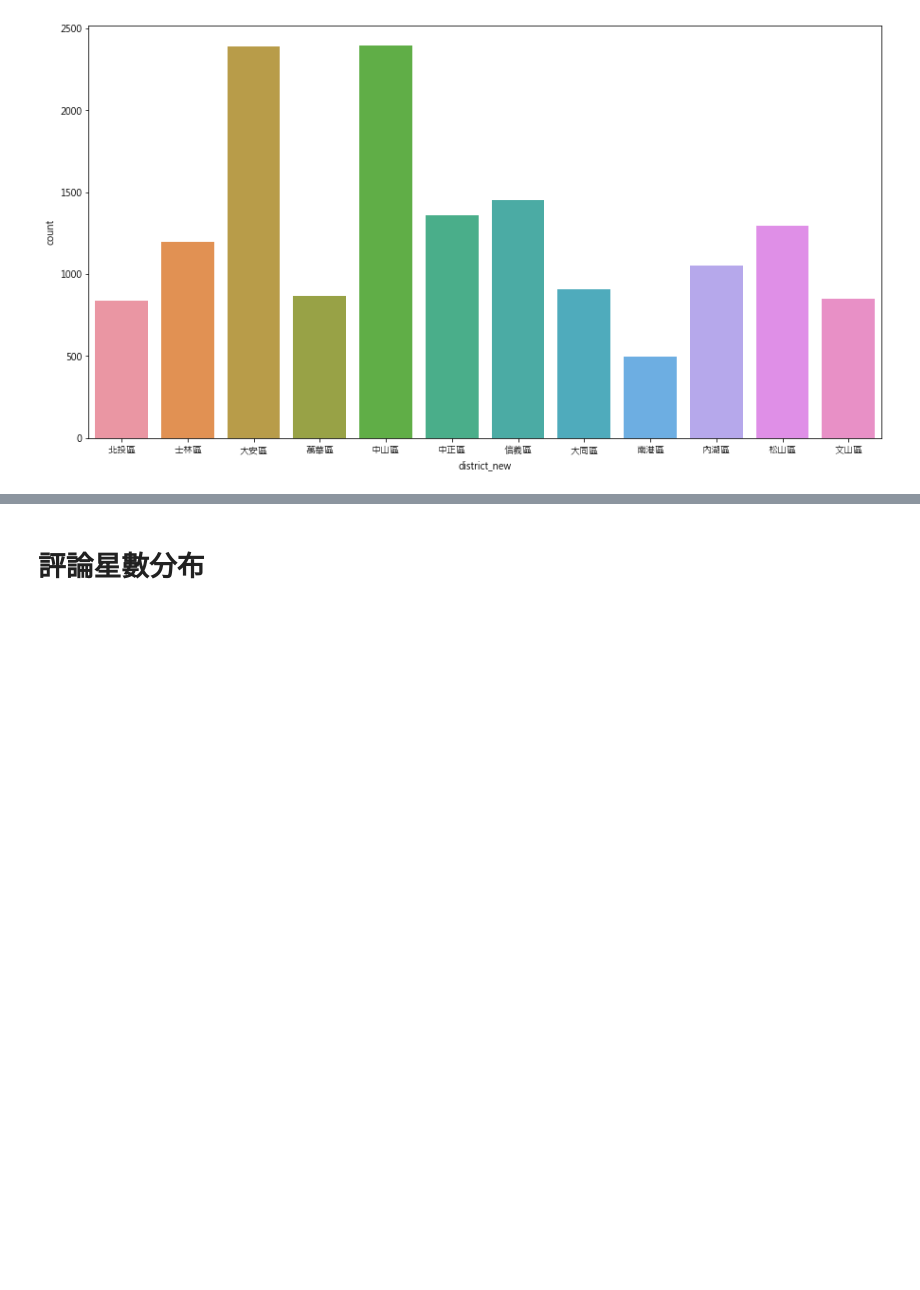
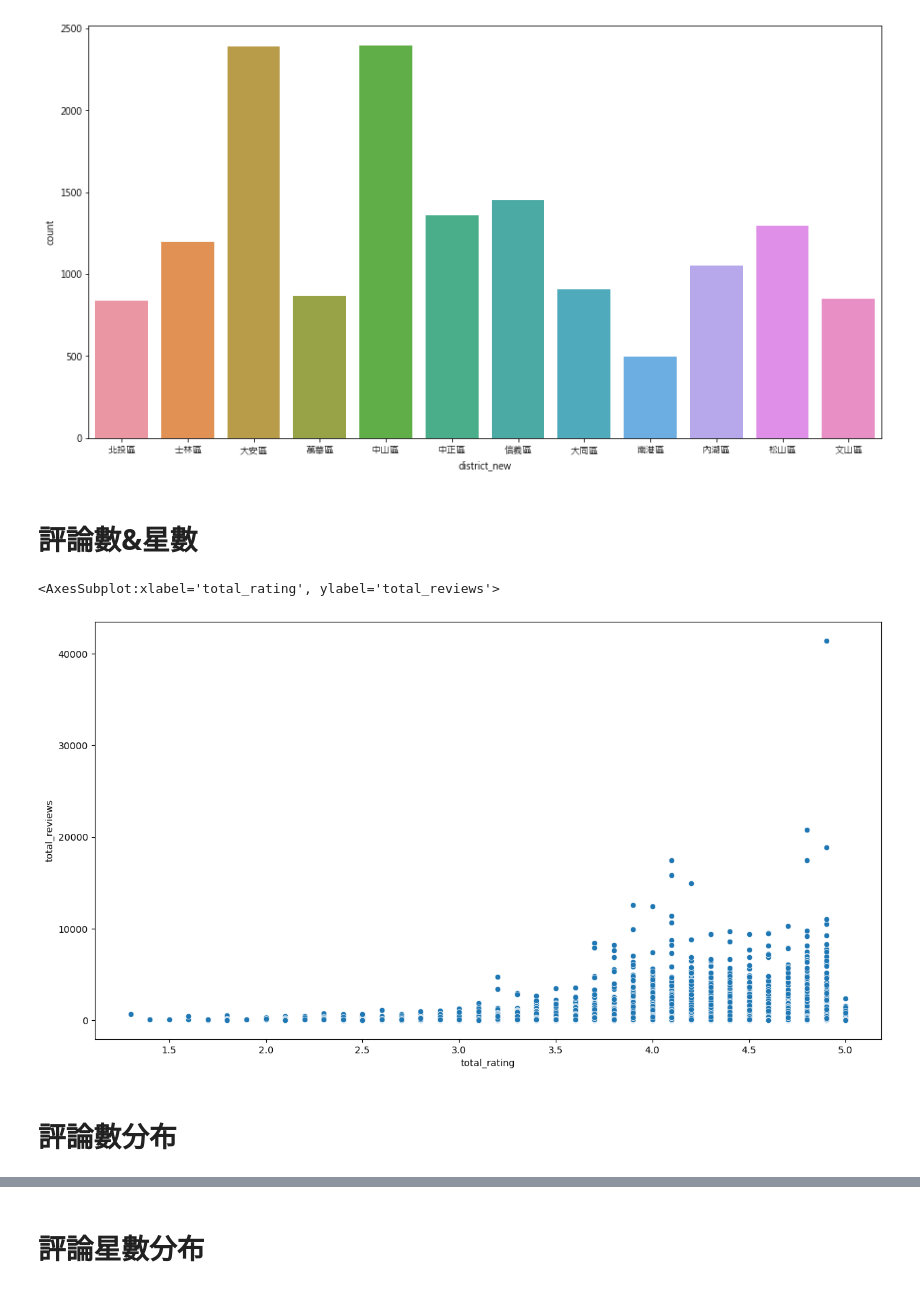
Before and after one commit to Pikao777/BDSE_Final, a Jupyter notebook: restaurant_analysis_final.ipynb, the cells around one changed output, grey strips where cells are left out. Drawn from its saved outputs; the diff is of its cells as text; code cells hidden in the pictures; blank space fills up the shorter version.

```diff
--- a/restaurant_analysis_final.ipynb
+++ b/restaurant_analysis_final.ipynb
@@ -203,3 +224,13 @@ sns.countplot(x=df2["district_new"])
 # %% [output]
 <AxesSubplot:xlabel='district_new', ylabel='count'>
 [figure]
+# %% [markdown]
+# 評論數&星數
+# %%
+plt.figure(figsize = (15,8))
+sns.scatterplot(x = df2['total_rating'], y = df2['total_reviews'])
+# %% [output]
+<AxesSubplot:xlabel='total_rating', ylabel='total_reviews'>
+[figure, added]
+# %% [markdown]
+# 評論數分布
```
Also changed, not shown: parts of 7 cells of this notebook, 30 other files.
